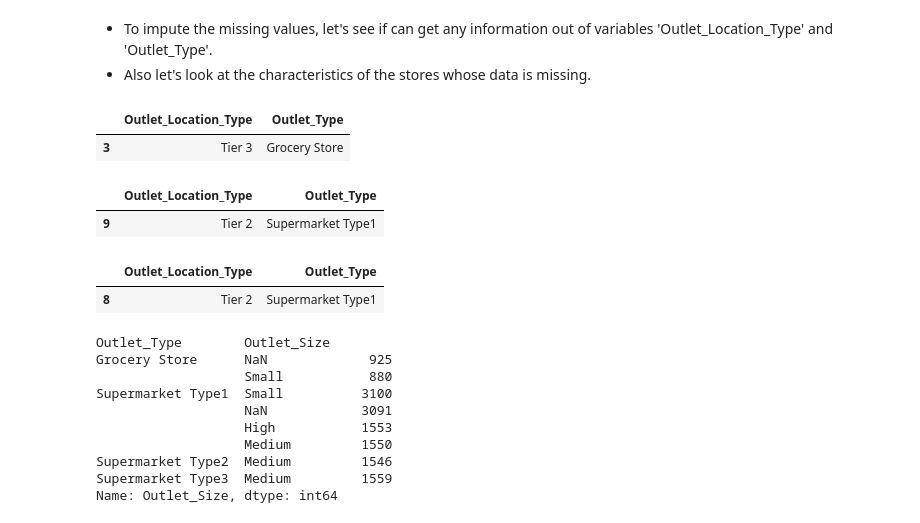
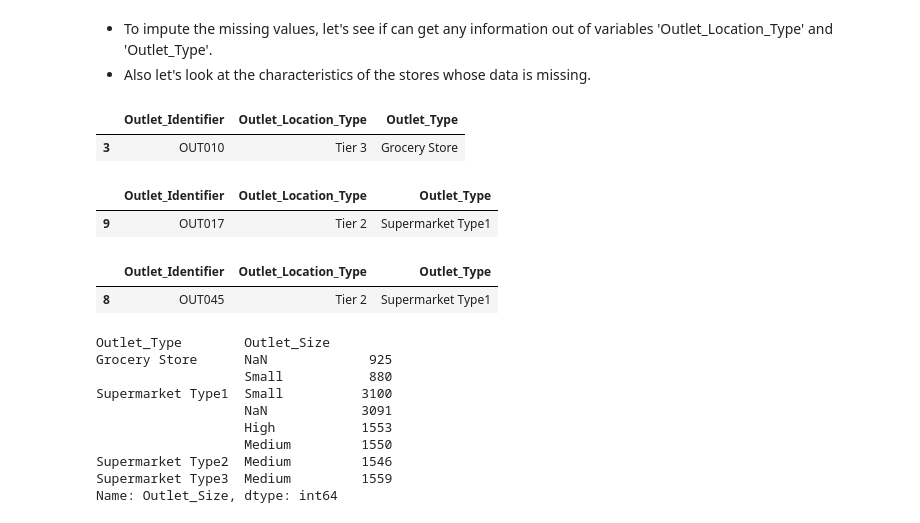
Before and after one commit to Shivaansh-Agarwal/Big-Mart-Sales-Prediction, a Jupyter notebook: 3 Data Preparation.ipynb, the cells around one changed output. Saved outputs shown, nothing was run; the diff lists cells and outputs as text; code cells hidden in the pictures.

```diff
--- a/3 Data Preparation.ipynb
+++ b/3 Data Preparation.ipynb
@@ -16,0 +13,5 @@ df.head(2)
+# %%
+train = pd.read_csv("train_explored.csv")
+test = pd.read_csv("test_explored.csv")
+print(train.shape)
+print(test.shape)
@@ -16,0 +21,3 @@ df.head(2)
+# %%
+train['data'] = 1 # 1 means data of training dataset
+test['data'] = 0  # 2 means data of Test Dataset
@@ -16,0 +39,2 @@ df.head(2)
+# %%
+df = pd.concat([train,test],ignore_index=True,sort=False)
@@ -56,0 +120,2 @@ NO CHANGE REQUIRED
+# %%
+df.loc[(df.loc[:,'Item_Fat_Content']=='Low Fat') & (df.loc[:,'Item_Type_Combined']=='NC'),'Item_Fat_Content'] = 'Non Edible'
@@ -114,20 +171,22 @@ The stores are: 'OUT010' , 'OUT017', 'OUT045'<br>
 * Also let's look at the characteristics of the stores whose data is missing.
 # %%
 # OUT010
-df.loc[df.loc[:,'Outlet_Identifier']=='OUT010',['Outlet_Location_Type','Outlet_Type']].head(1)
+df.loc[df.loc[:,'Outlet_Identifier']=='OUT010',['Outlet_Identifier','Outlet_Location_Type','Outlet_Type']].head(1)
 # %% [output]
-|  | Outlet_Location_Type | Outlet_Type |
-| 3 | Tier 3 | Grocery Store |
+|  | Outlet_Identifier | Outlet_Location_Type | Outlet_Type |
+| 3 | OUT010 | Tier 3 | Grocery Store |
 # %%
-df.loc[df.loc[:,'Outlet_Identifier']=='OUT017',['Outlet_Location_Type','Outlet_Type']].head(1)
+# OUT017
+df.loc[df.loc[:,'Outlet_Identifier']=='OUT017',['Outlet_Identifier','Outlet_Location_Type','Outlet_Type']].head(1)
 # %% [output]
-|  | Outlet_Location_Type | Outlet_Type |
-| 9 | Tier 2 | Supermarket Type1 |
+|  | Outlet_Identifier | Outlet_Location_Type | Outlet_Type |
+| 9 | OUT017 | Tier 2 | Supermarket Type1 |
 # %%
-df.loc[df.loc[:,'Outlet_Identifier']=='OUT045',['Outlet_Location_Type','Outlet_Type']].head(1)
+# OUT045
+df.loc[df.loc[:,'Outlet_Identifier']=='OUT045',['Outlet_Identifier','Outlet_Location_Type','Outlet_Type']].head(1)
 # %% [output]
-|  | Outlet_Location_Type | Outlet_Type |
-| 8 | Tier 2 | Supermarket Type1 |
+|  | Outlet_Identifier | Outlet_Location_Type | Outlet_Type |
+| 8 | OUT045 | Tier 2 | Supermarket Type1 |
 # %%
 df.groupby('Outlet_Type')['Outlet_Size'].value_counts(dropna=False)
 # %% [output]
```
Also changed, not shown: parts of 36 cells of this notebook, 12 other files.
